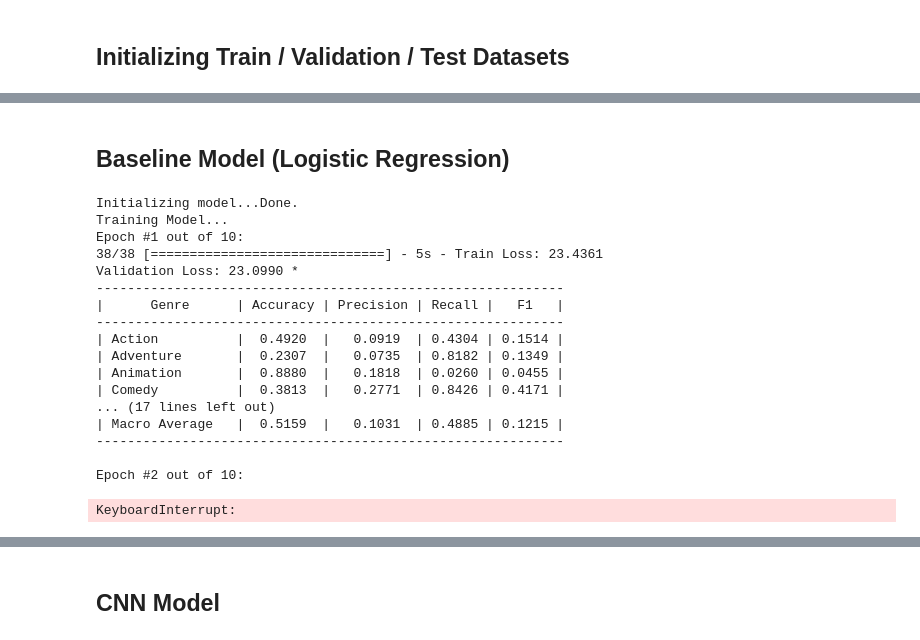
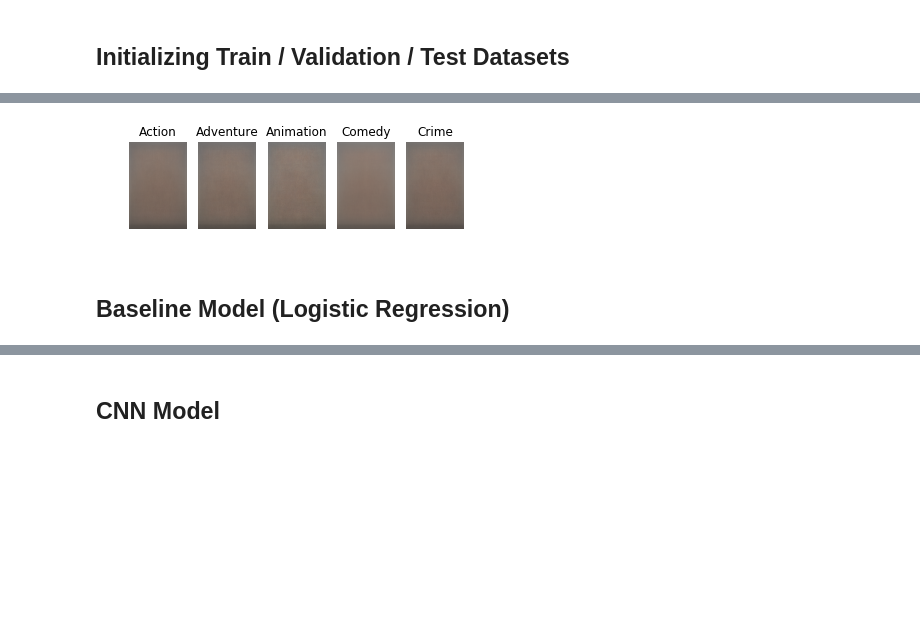
Before and after one commit to hsmall/CS231N-MoviePosters, a Jupyter notebook: experiments.ipynb, the cells around one changed output, grey strips where cells are left out. Saved outputs shown, nothing was run; the diff lists cells and outputs as text; code cells hidden in the pictures; blank space fills up the shorter version.

```diff
--- a/experiments.ipynb
+++ b/experiments.ipynb
@@ -119,15 +119,31 @@ for i in range(1, rows*columns+1):
+# %%
+from scipy.spatial.distance import pdist, squareform
+
+mean_posters = np.zeros((19, 278 * 185 * 3))
+for i, genre in enumerate(ALL_GENRES_LIST[:5]):
+    indices = np.where(genres[:, i] == 1)[0]
+    mean_poster = np.mean(posters[indices], axis = 0).astype('uint8')
+    mean_posters[i] = mean_poster.flatten()
+
+    plt.subplot(1, 5, i + 1)
+    plt.imshow(mean_poster.astype('uint8'))
+    plt.axis('off')
+    plt.title(USED_GENRES_LIST[i])
+# %% [output]
+[figure, added]
 # %% [markdown]
 ## Baseline Model (Logistic Regression)
 # %%
 # Free up memory from previous run(s)
 if 'model' in vars() or 'model' in globals():
     del model
-    tf.reset_default_graph()
+tf.reset_default_graph()
 
 model = LogisticRegression(
     USED_GENRES_LIST,
     label_probabilities,
-    datasets['train'].X.shape[1:]
+    datasets['train'].X.shape[1:],
+    resize_shape = (70, 45)
 )
 
 model.train(
@@ -137,24 +153,5 @@ model.train(
     batch_size = 100,
     verbose=True
 )
-# %% [output]
-Initializing model...Done.
-Training Model...
-Epoch #1 out of 10:
-38/38 [==============================] - 5s - Train Loss: 23.4361
-Validation Loss: 23.0990 *
-------------------------------------------------------------
-|      Genre      | Accuracy | Precision | Recall |   F1   |
-------------------------------------------------------------
-| Action          |  0.4920  |   0.0919  | 0.4304 | 0.1514 |
-| Adventure       |  0.2307  |   0.0735  | 0.8182 | 0.1349 |
-| Animation       |  0.8880  |   0.1818  | 0.0260 | 0.0455 |
-| Comedy          |  0.3813  |   0.2771  | 0.8426 | 0.4171 |
-... (17 lines left out)
-| Macro Average   |  0.5159  |   0.1031  | 0.4885 | 0.1215 |
-------------------------------------------------------------
-
-Epoch #2 out of 10:
-KeyboardInterrupt:
 # %%
 W = model.get_weights()
```
Also changed, not shown: parts of 12 cells of this notebook, 3 other files.
